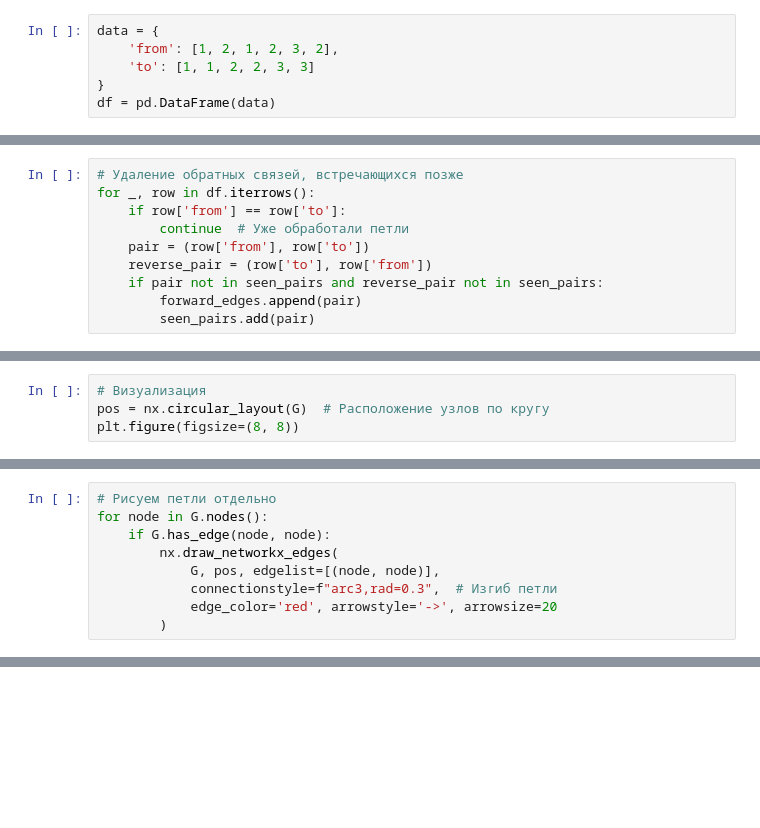
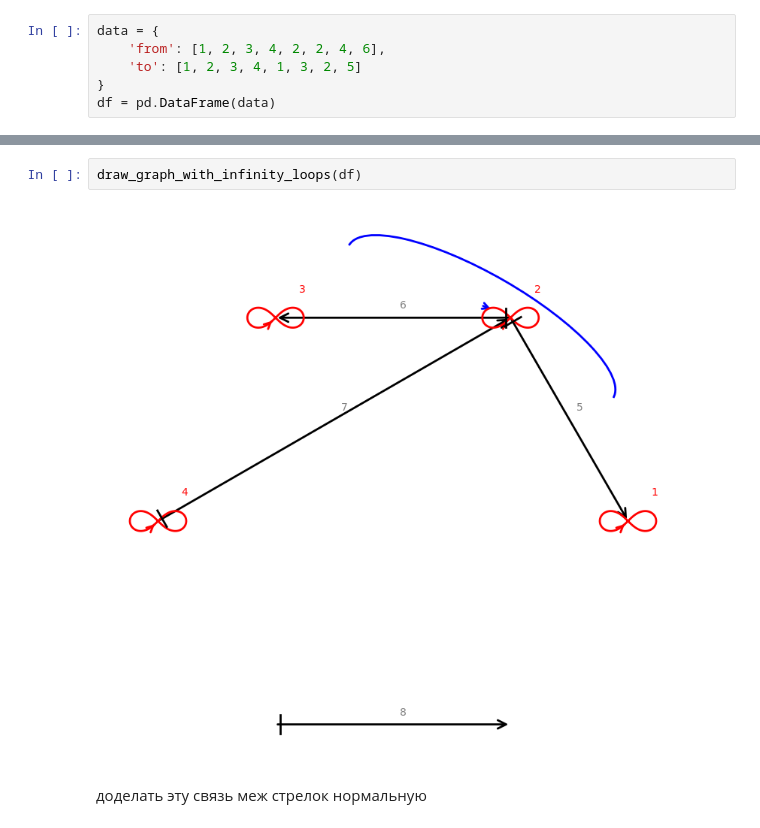
Before and after one commit to IlyaElevrin/links_doublet, a Jupyter notebook: Untitled30.ipynb, the cells around one changed output, grey strips where cells are left out. Drawn from its saved outputs; the diff is of its cells as text; blank space fills up the shorter version.

```diff
--- a/Untitled30.ipynb
+++ b/Untitled30.ipynb
@@ -5,6 +17,6 @@ import matplotlib.pyplot as plt
 # %%
 data = {
-    'from': [1, 2, 1, 2, 3, 2],
-    'to': [1, 1, 2, 2, 3, 3]
+    'from': [1, 2, 3, 4, 2, 2, 4, 6],
+    'to': [1, 2, 3, 4, 1, 3, 2, 5]
 }
 df = pd.DataFrame(data)
@@ -16,10 +22,0 @@ seen_pairs = set()
-# %%
-# Удаление обратных связей, встречающихся позже
-for _, row in df.iterrows():
-    if row['from'] == row['to']:
-        continue  # Уже обработали петли
-    pair = (row['from'], row['to'])
-    reverse_pair = (row['to'], row['from'])
-    if pair not in seen_pairs and reverse_pair not in seen_pairs:
-        forward_edges.append(pair)
-        seen_pairs.add(pair)
@@ -34,4 +22,0 @@ G.add_edges_from([(k, k) for k in self_edges['from']])  # Петли
-# %%
-# Визуализация
-pos = nx.circular_layout(G)  # Расположение узлов по кругу
-plt.figure(figsize=(8, 8))
@@ -58,9 +22,0 @@ nx.draw_networkx_edges(
-# %%
-# Рисуем петли отдельно
-for node in G.nodes():
-    if G.has_edge(node, node):
-        nx.draw_networkx_edges(
-            G, pos, edgelist=[(node, node)],
-            connectionstyle=f"arc3,rad=0.3",  # Изгиб петли
-            edge_color='red', arrowstyle='->', arrowsize=20
-        )
@@ -119,0 +135,6 @@ plt.show()
+# %%
+draw_graph_with_infinity_loops(df)
+# %% [output]
+[figure, added]
+# %% [markdown]
+доделать эту связь меж стрелок нормальную
```
Also changed, not shown: parts of 12 cells of this notebook, 6 other files.
